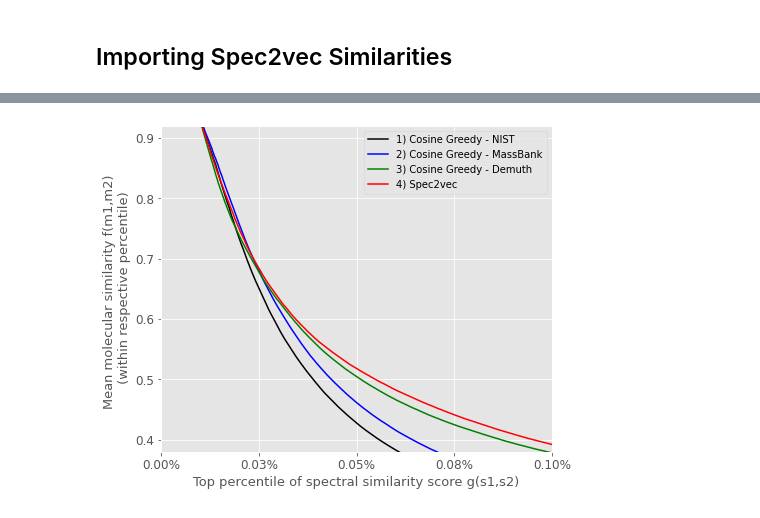
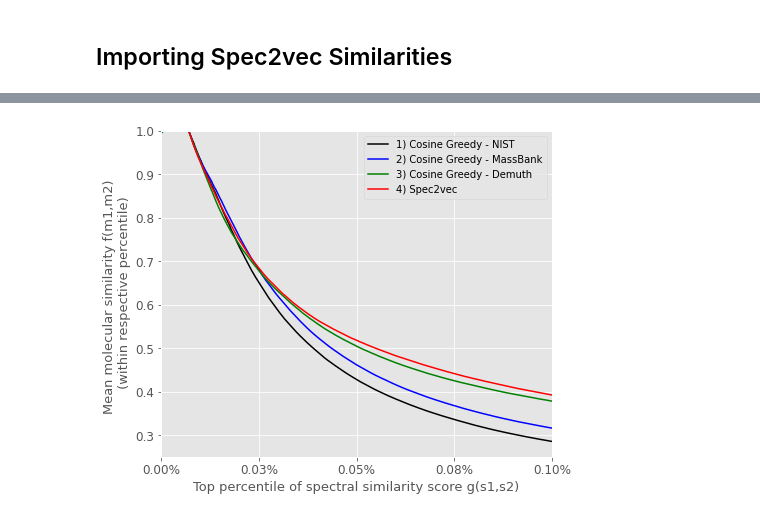
Before and after one commit to efrain2010/spec2vec_gcms_data_analysis, a Jupyter notebook: notebooks/Compare the different scores.ipynb, the cells around one changed output, grey strips where cells are left out. Saved outputs shown, nothing was run; the diff lists cells and outputs as text; code cells hidden in the pictures.

Commit message:
Fixed the Y-axis to show the complete curve comparison

```diff
--- a/notebooks/Compare the different scores.ipynb
+++ b/notebooks/Compare the different scores.ipynb
@@ -66,31 +66,33 @@ percentile_cosine_spec2vec = plot_precentile(matrix_similarities_tanimoto, matri
 # %%
+import matplotlib.pyplot as plt
+
 num_bins = 1000
 show_top_percentile = 0.1
 
 plt.style.use('ggplot')
 fig, ax = plt.subplots(figsize=(7,6))
 
 x_percentiles = (show_top_percentile / num_bins * (1 + np.arange(num_bins)))[::-1]
 
 plt.plot(x_percentiles, percentile_cosine_nist,
          color="black", label="1) Cosine Greedy - NIST")
 plt.plot(x_percentiles, percentile_cosine_massbank,
          color="blue", label="2) Cosine Greedy - MassBank")
 plt.plot(x_percentiles, percentile_cosine_demuth,
          color="green", label="3) Cosine Greedy - Demuth")
 plt.plot(x_percentiles, percentile_cosine_spec2vec,
          color="red", label="4) Spec2vec")
 
 
 plt.xticks(fontsize=12)
 plt.yticks(fontsize=12)
 plt.xticks(np.linspace(0, show_top_percentile, 5),
           ["{:.2f}%".format(x) for x in np.linspace(0, show_top_percentile, 5)])
 plt.legend()
 plt.xlabel("Top percentile of spectral similarity score g(s1,s2)", fontsize=13)
 plt.ylabel("Mean molecular similarity f(m1,m2) \n (within respective percentile)", fontsize=13)
 plt.xlim(0, 0.1)
-plt.ylim(0.38, 0.92)
+plt.ylim(0.25, 1.0)
 plt.savefig(os.path.join(path, "Benchmarking_top_percentil_comparison2.pdf"))
 # %% [output]
-[figure, old version]
+[figure, new version]
```
Also changed, not shown: parts of 1 cell of this notebook, 1 other file.
